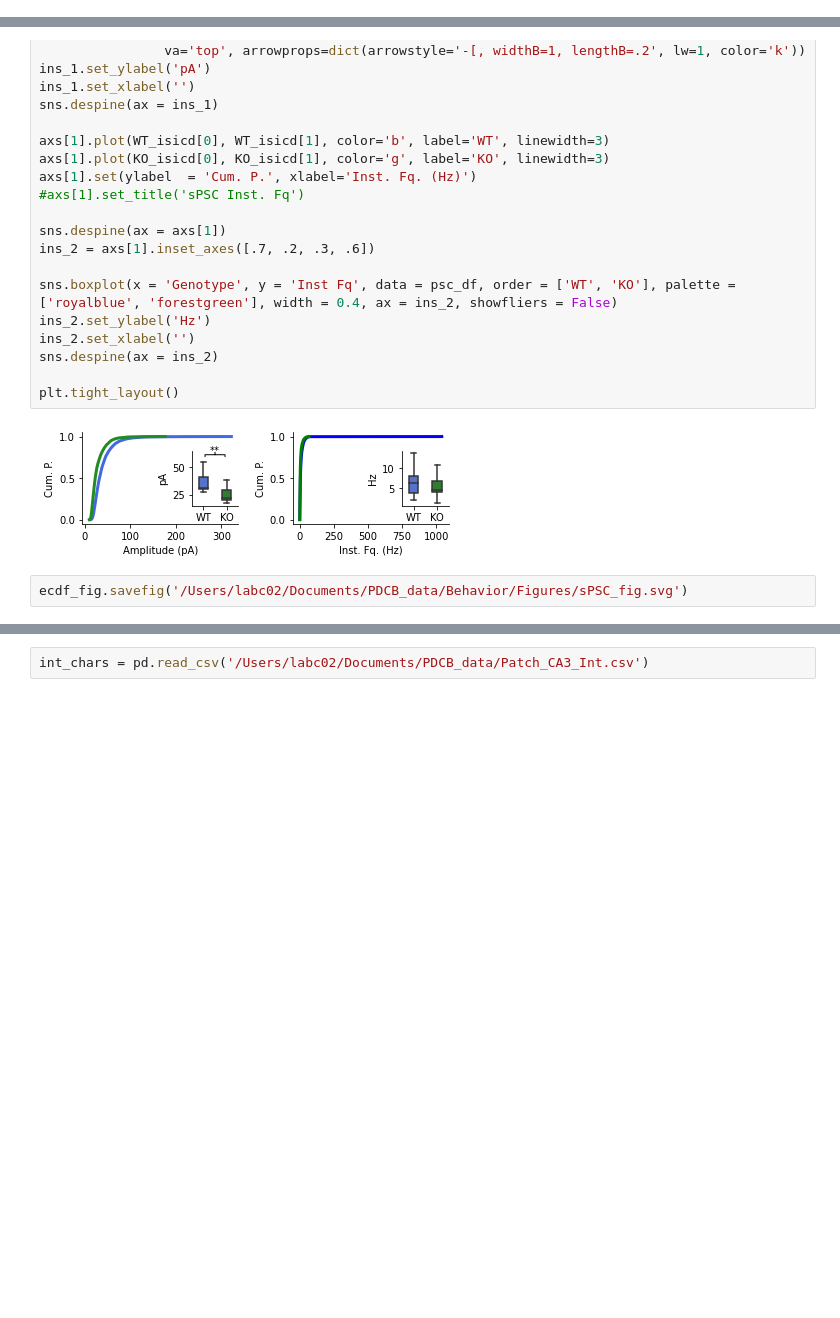
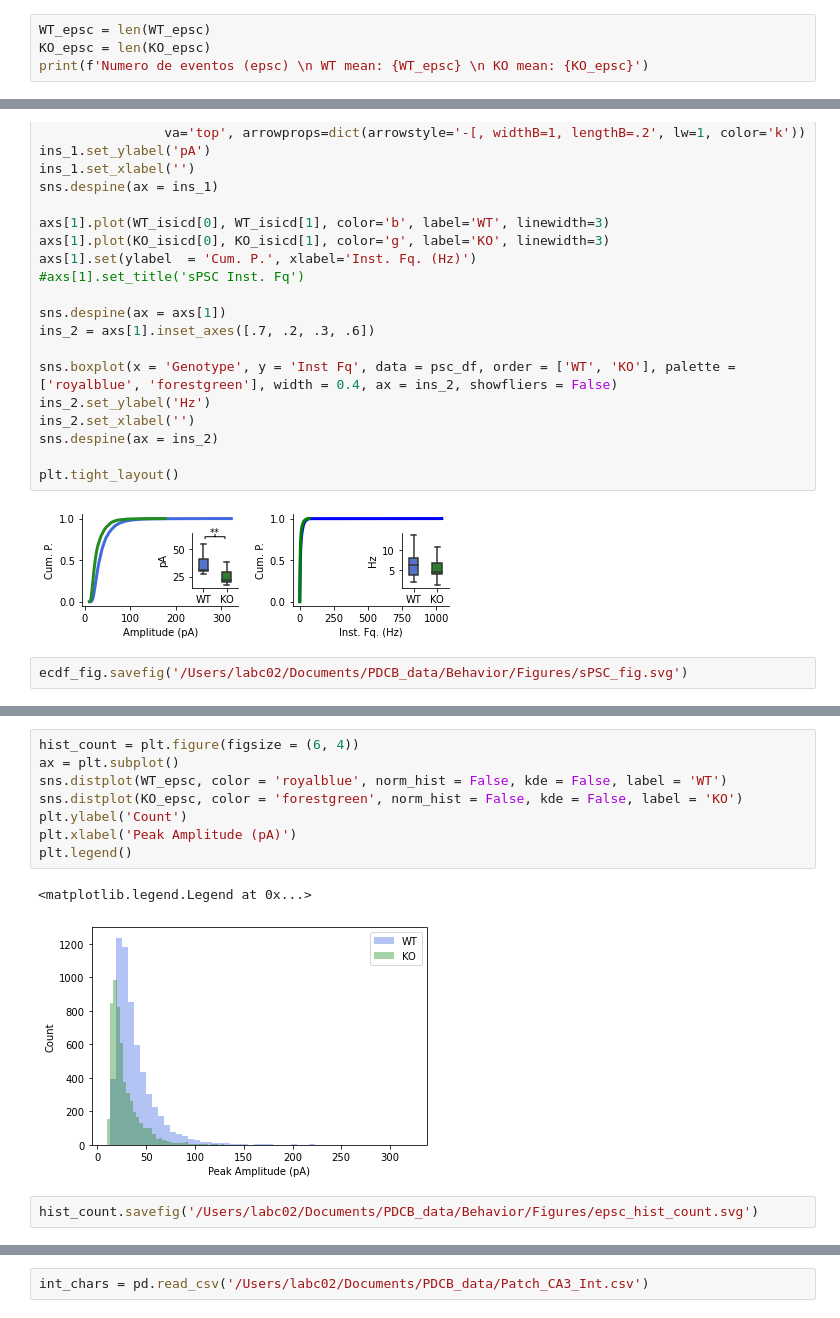
Before and after one commit to FMendezSlc/NeuroPy, a Jupyter notebook: Patch_analysis.ipynb, the cells around one changed output, grey strips where cells are left out. Saved outputs shown, nothing was run; the diff lists cells and outputs as text; blank space fills up the shorter version.

```diff
--- a/Patch_analysis.ipynb
+++ b/Patch_analysis.ipynb
@@ -113,0 +118,4 @@ print(len(WT_epsc), len(KO_epsc), len(WT_isi), len(KO_isi))
+# %%
+WT_epsc = len(WT_epsc)
+KO_epsc = len(KO_epsc)
+print(f'Numero de eventos (epsc) \n WT mean: {WT_epsc} \n KO mean: {KO_epsc}')
@@ -148,0 +181,13 @@ ecdf_fig.savefig('/Users/labc02/Documents/PDCB_data/Behavior/Figures/sPSC_fig.sv
+# %%
+hist_count = plt.figure(figsize = (6, 4))
+ax = plt.subplot()
+sns.distplot(WT_epsc, color = 'royalblue', norm_hist = False, kde = False, label = 'WT')
+sns.distplot(KO_epsc, color = 'forestgreen', norm_hist = False, kde = False, label = 'KO')
+plt.ylabel('Count')
+plt.xlabel('Peak Amplitude (pA)')
+plt.legend()
+# %% [output]
+<matplotlib.legend.Legend at 0x...>
+[figure, added]
+# %%
+hist_count.savefig('/Users/labc02/Documents/PDCB_data/Behavior/Figures/epsc_hist_count.svg')
```
Also changed, not shown: parts of 19 cells of this notebook, 6 other files.
